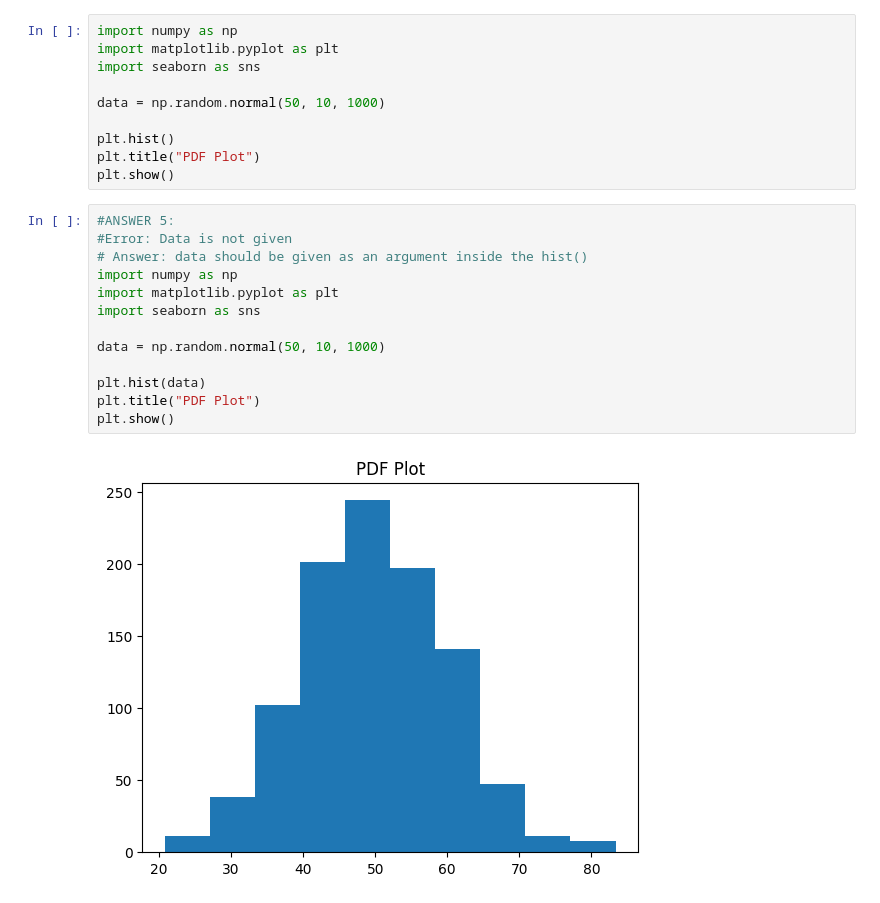
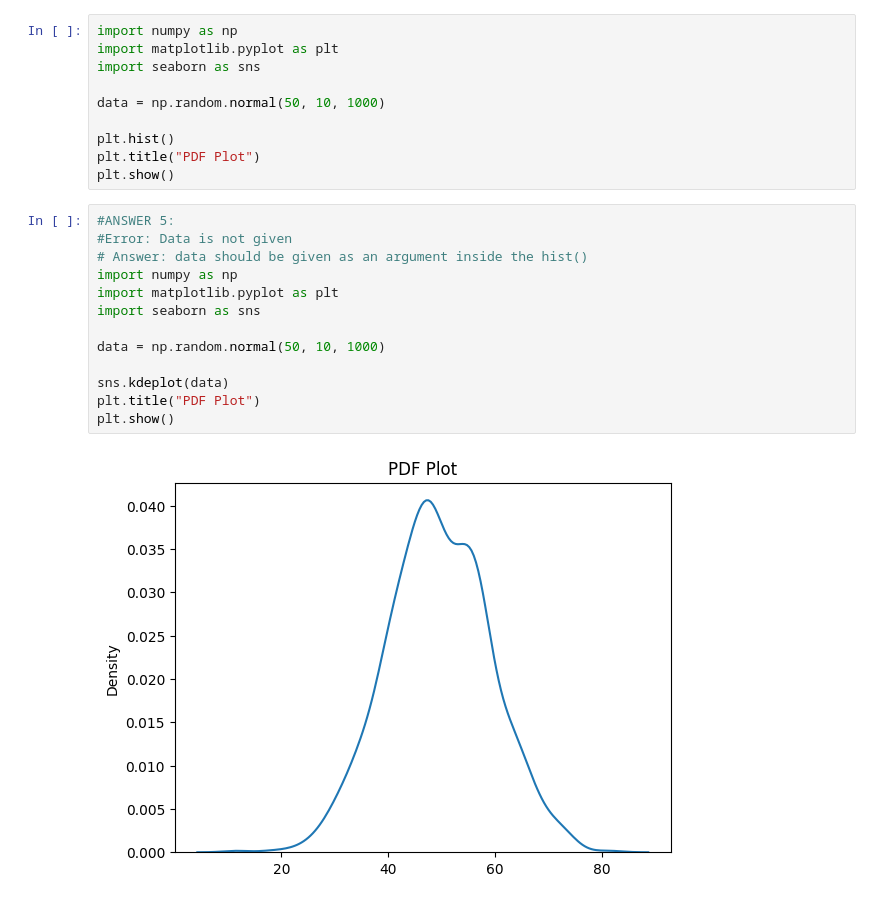
Before and after one commit to Indhumathi-AI-2025/Data-Science---Set-Questions, a Jupyter notebook: DS - SET QUESTIONS - DEBUG - ANSWERS.ipynb, the cells around one changed output. Cells and saved outputs as stored; diff of their text form.

```diff
--- a/DS - SET QUESTIONS - DEBUG - ANSWERS.ipynb
+++ b/DS - SET QUESTIONS - DEBUG - ANSWERS.ipynb
@@ -150,15 +157,15 @@ plt.show()
 # %%
 #ANSWER 5:
 #Error: Data is not given
 # Answer: data should be given as an argument inside the hist()
 import numpy as np
 import matplotlib.pyplot as plt
 import seaborn as sns
 
 data = np.random.normal(50, 10, 1000)
 
-plt.hist(data)
+sns.kdeplot(data)
 plt.title("PDF Plot")
 plt.show()
 # %% [output]
-[figure, old version]
+[figure, new version]
```
Also changed, not shown: parts of 8 cells of this notebook.
